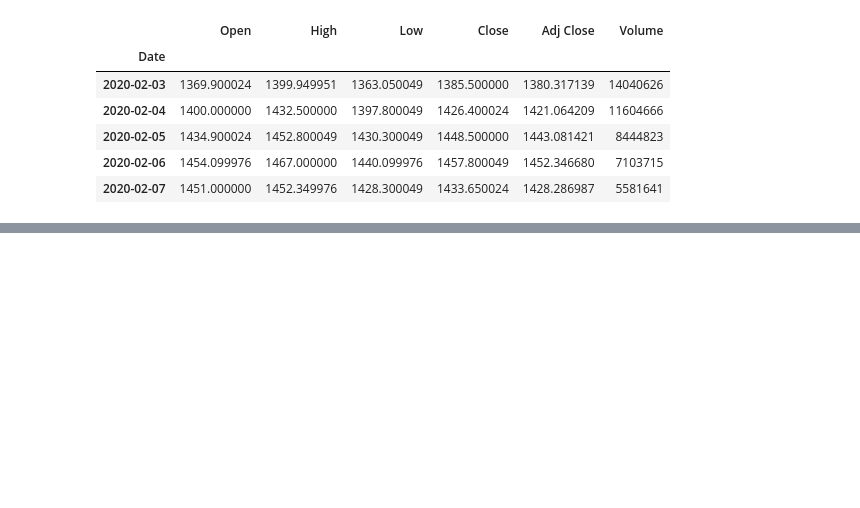
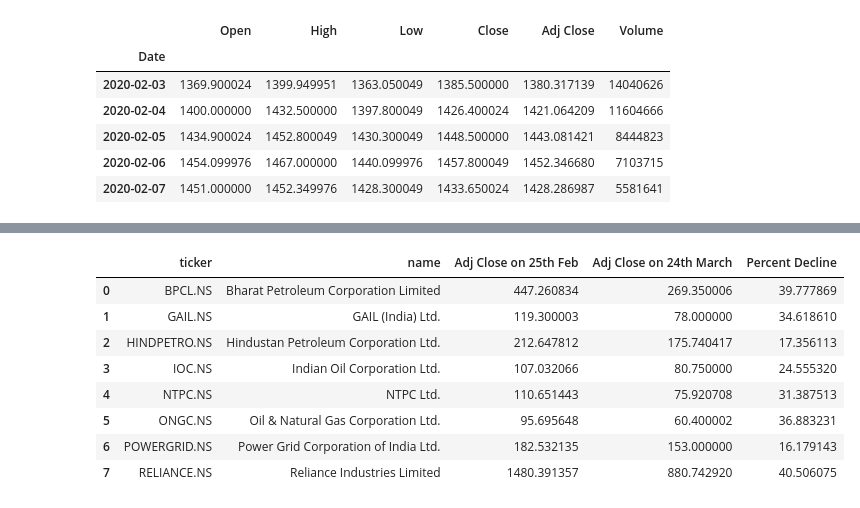
Before and after one commit to jaym21/COVID19-Impact-On-Indian-Stock-Market, a Jupyter notebook: stockprice.ipynb, the cells around one changed output, grey strips where cells are left out. Cells and saved outputs as stored; diff of their text form; code cells hidden in the pictures; blank space fills up the shorter version.

```diff
--- a/stockprice.ipynb
+++ b/stockprice.ipynb
@@ -76,0 +77,15 @@ def df_s(*args):
+# %%
+#plotting the impact of covid19 on stocks prices of companies in ENERGY industry
+plot_s(stock['BPCL.NS'], stock['GAIL.NS'], stock['HINDPETRO.NS'], stock['IOC.NS'], stock['NTPC.NS'], stock['ONGC.NS'], stock['POWERGRID.NS'], stock['RELIANCE.NS'])
+energy = df_s(stock['BPCL.NS'], stock['GAIL.NS'], stock['HINDPETRO.NS'], stock['IOC.NS'], stock['NTPC.NS'], stock['ONGC.NS'], stock['POWERGRID.NS'], stock['RELIANCE.NS'])
+energy
+# %% [output]
+|  | ticker | name | Adj Close on 25th Feb | Adj Close on 24th March | Percent Decline |
+| 0 | BPCL.NS | Bharat Petroleum Corporation Limited | 447.260834 | 269.350006 | 39.777869 |
+| 1 | GAIL.NS | GAIL (India) Ltd. | 119.300003 | 78.000000 | 34.618610 |
+| 2 | HINDPETRO.NS | Hindustan Petroleum Corporation Ltd. | 212.647812 | 175.740417 | 17.356113 |
+| 3 | IOC.NS | Indian Oil Corporation Ltd. | 107.032066 | 80.750000 | 24.555320 |
+| 4 | NTPC.NS | NTPC Ltd. | 110.651443 | 75.920708 | 31.387513 |
+| 5 | ONGC.NS | Oil & Natural Gas Corporation Ltd. | 95.695648 | 60.400002 | 36.883231 |
+| 6 | POWERGRID.NS | Power Grid Corporation of India Ltd. | 182.532135 | 153.000000 | 16.179143 |
+| 7 | RELIANCE.NS | Reliance Industries Limited | 1480.391357 | 880.742920 | 40.506075 |
```
Also changed, not shown: parts of 19 cells of this notebook.
